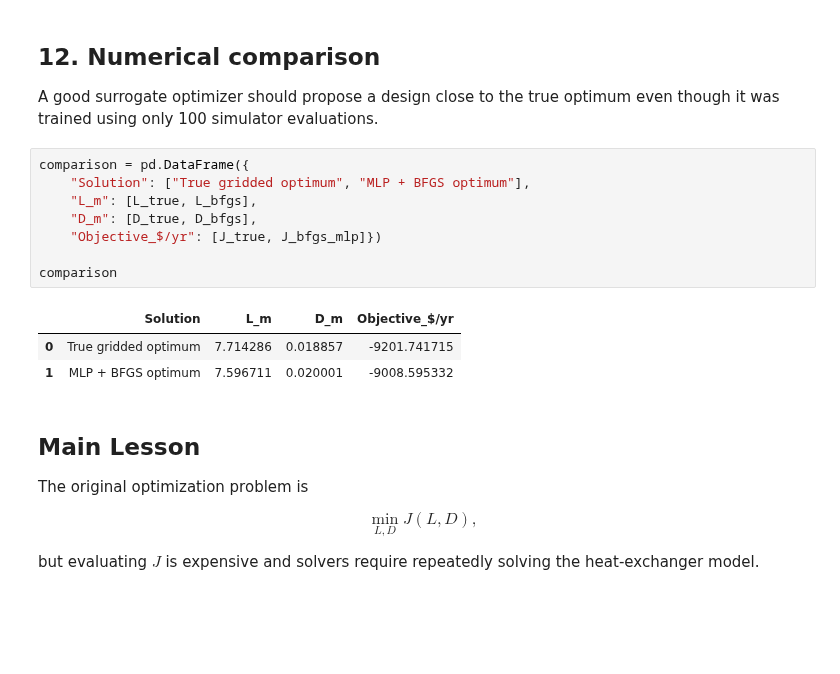
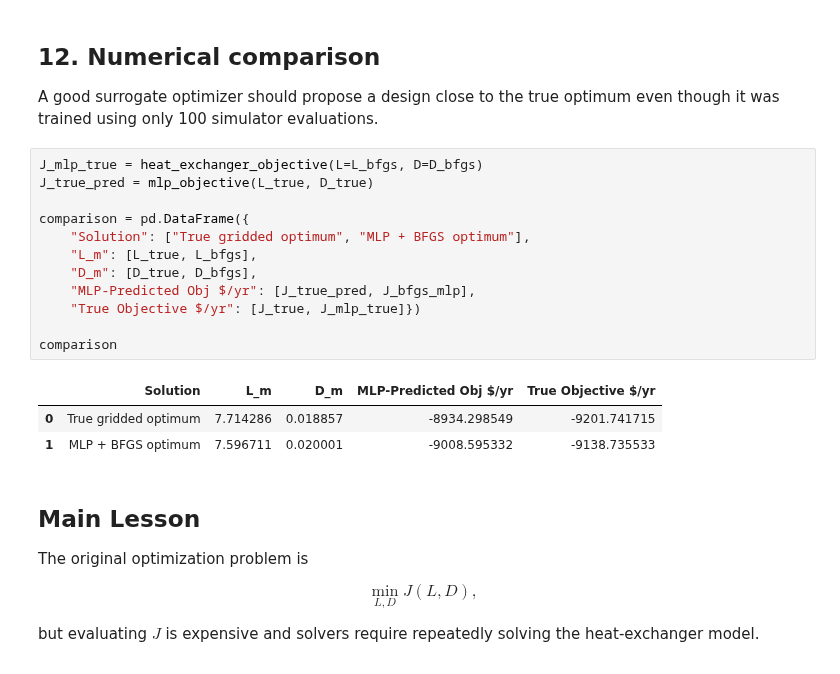
Before and after one commit to kspilario/EgyE332_opti, a Jupyter notebook: Surrogate Optimization/heat_exchanger_surrogate_opti.ipynb, the cells around one changed output. Saved outputs shown, nothing was run; the diff lists cells and outputs as text; blank space fills up the shorter version.

```diff
--- a/Surrogate Optimization/heat_exchanger_surrogate_opti.ipynb
+++ b/Surrogate Optimization/heat_exchanger_surrogate_opti.ipynb
@@ -598,17 +597,21 @@ plt.show()
 
 A good surrogate optimizer should propose a design close to the true optimum even though it was trained using only 100 simulator evaluations.
 # %%
+J_mlp_true = heat_exchanger_objective(L=L_bfgs, D=D_bfgs)
+J_true_pred = mlp_objective(L_true, D_true)
+
 comparison = pd.DataFrame({
     "Solution": ["True gridded optimum", "MLP + BFGS optimum"],
     "L_m": [L_true, L_bfgs],
     "D_m": [D_true, D_bfgs],
-    "Objective_$/yr": [J_true, J_bfgs_mlp]})
+    "MLP-Predicted Obj $/yr": [J_true_pred, J_bfgs_mlp],
+    "True Objective $/yr": [J_true, J_mlp_true]})
 
 comparison
 # %% [output]
-|  | Solution | L_m | D_m | Objective_$/yr |
-| 0 | True gridded optimum | 7.714286 | 0.018857 | -9201.741715 |
-| 1 | MLP + BFGS optimum | 7.596711 | 0.020001 | -9008.595332 |
+|  | Solution | L_m | D_m | MLP-Predicted Obj $/yr | True Objective $/yr |
+| 0 | True gridded optimum | 7.714286 | 0.018857 | -8934.298549 | -9201.741715 |
+| 1 | MLP + BFGS optimum | 7.596711 | 0.020001 | -9008.595332 | -9138.735533 |
 # %% [markdown]
 ## Main Lesson
 
```
Also changed, not shown: parts of 1 cell of this notebook.
